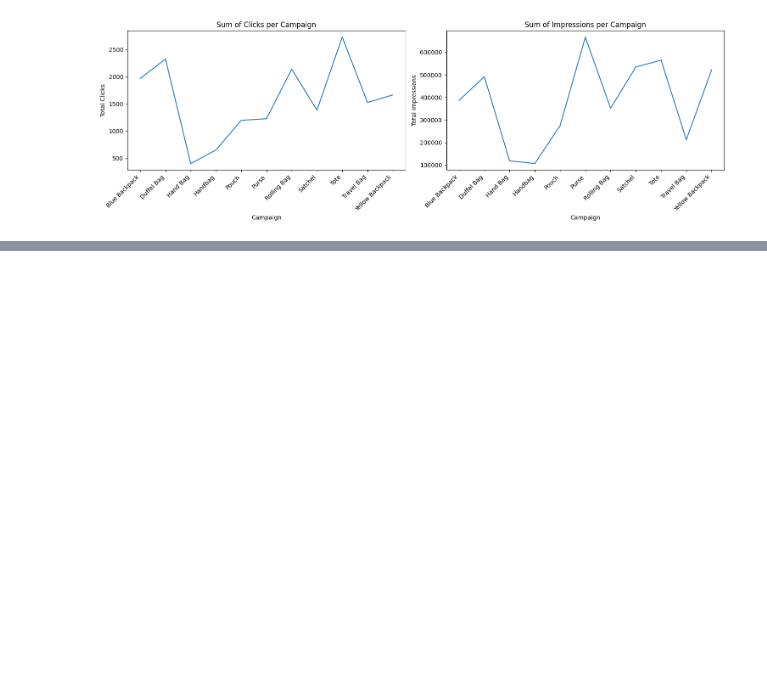
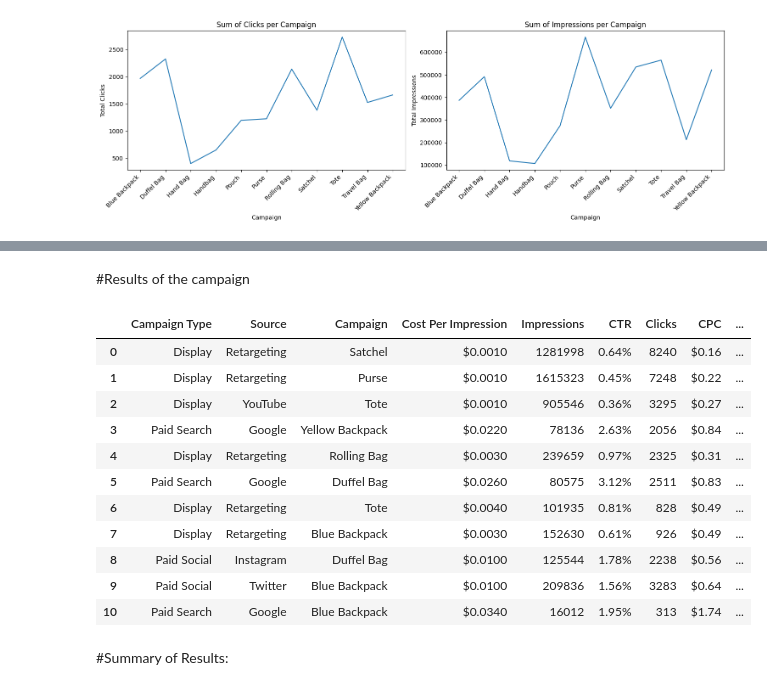
Before and after one commit to CMunoz-28/Marketing-Analytics-CSUEastBay, a Jupyter notebook: Stukent_OptimizeforClicks.ipynb, the cells around one changed output, grey strips where cells are left out. Cells and saved outputs as stored; diff of their text form; code cells hidden in the pictures; blank space fills up the shorter version.

```diff
--- a/Stukent_OptimizeforClicks.ipynb
+++ b/Stukent_OptimizeforClicks.ipynb
@@ -295,0 +515,21 @@ Incorporate learnings into optimizing campaigns with higher CPC but broader audi
+# %% [markdown]
+#Results of the campaign
+# %%
+#Load the campaign data
+campaign_df = pd.read_csv('DMA-Campaign-Data-clicks.csv')
+campaign_df
+# %% [output]
+|  | Campaign Type | Source | Campaign | Cost Per Impression | Impressions | CTR | Clicks | CPC | ... |
+| 0 | Display | Retargeting | Satchel | $0.0010 | 1281998 | 0.64% | 8240 | $0.16 | ... |
+| 1 | Display | Retargeting | Purse | $0.0010 | 1615323 | 0.45% | 7248 | $0.22 | ... |
+| 2 | Display | YouTube | Tote | $0.0010 | 905546 | 0.36% | 3295 | $0.27 | ... |
+| 3 | Paid Search | Google | Yellow Backpack | $0.0220 | 78136 | 2.63% | 2056 | $0.84 | ... |
+| 4 | Display | Retargeting | Rolling Bag | $0.0030 | 239659 | 0.97% | 2325 | $0.31 | ... |
+| 5 | Paid Search | Google | Duffel Bag | $0.0260 | 80575 | 3.12% | 2511 | $0.83 | ... |
+| 6 | Display | Retargeting | Tote | $0.0040 | 101935 | 0.81% | 828 | $0.49 | ... |
+| 7 | Display | Retargeting | Blue Backpack | $0.0030 | 152630 | 0.61% | 926 | $0.49 | ... |
+| 8 | Paid Social | Instagram | Duffel Bag | $0.0100 | 125544 | 1.78% | 2238 | $0.56 | ... |
+| 9 | Paid Social | Twitter | Blue Backpack | $0.0100 | 209836 | 1.56% | 3283 | $0.64 | ... |
+| 10 | Paid Search | Google | Blue Backpack | $0.0340 | 16012 | 1.95% | 313 | $1.74 | ... |
+# %% [markdown]
+#Summary of Results:
```
Also changed, not shown: parts of 48 cells of this notebook.
